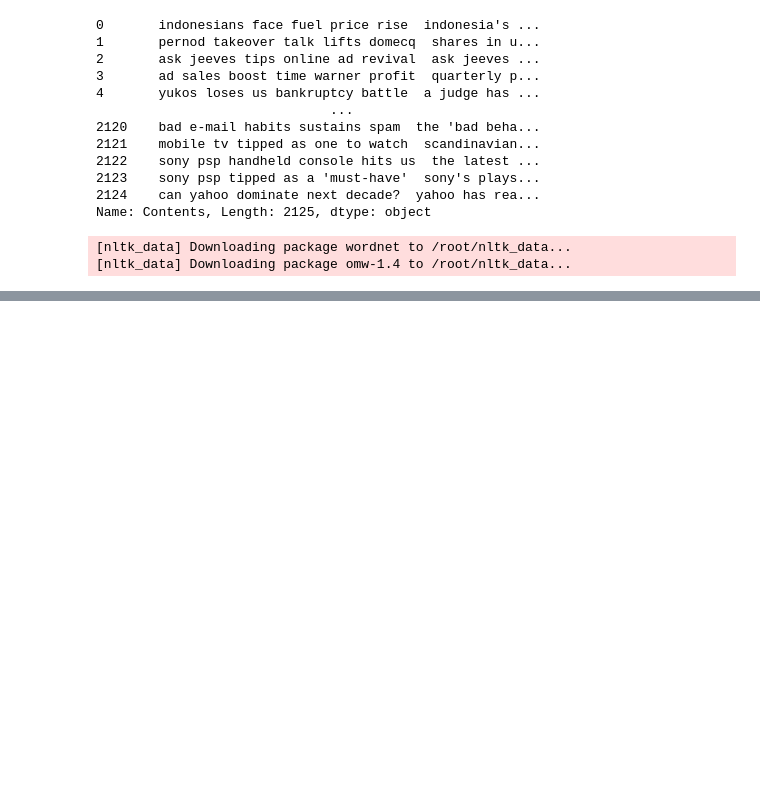
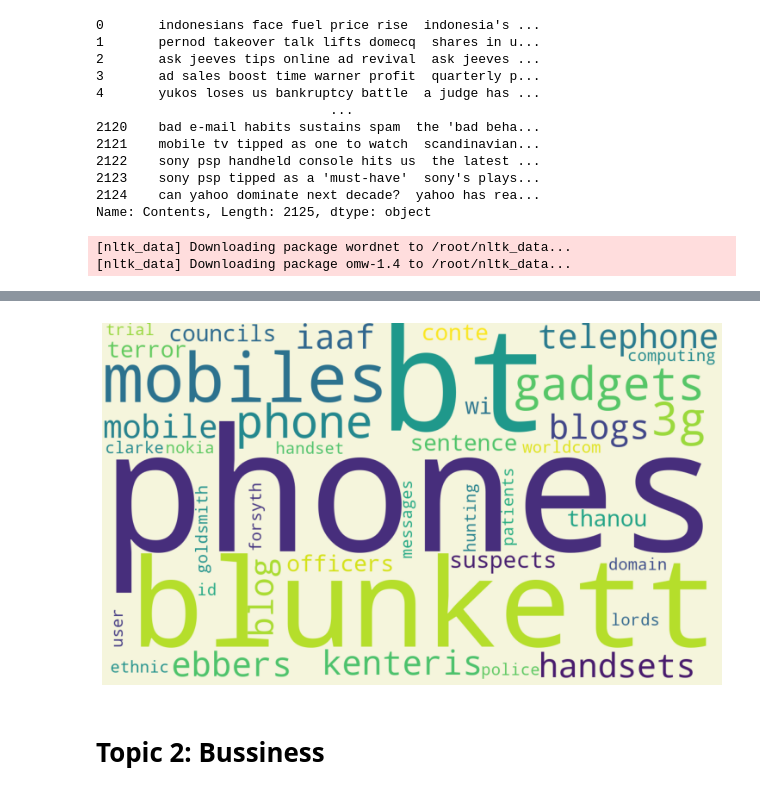
Before and after one commit to kunikagupta27/Topic-Modelling-on-News-Article, a Jupyter notebook: Topic_Modelling_on_News_Article.ipynb, the cells around one changed output, grey strips where cells are left out. Saved outputs shown, nothing was run; the diff lists cells and outputs as text; code cells hidden in the pictures; blank space fills up the shorter version.

```diff
--- a/Topic_Modelling_on_News_Article.ipynb
+++ b/Topic_Modelling_on_News_Article.ipynb
@@ -419,0 +570,4 @@ lemmatizer = WordNetLemmatizer()
+# %%
+# generate and display the graph
+lda_panel = pyLDAvis.sklearn.prepare(best_lda_model, document_term_matrix, count_vectorizer, mds='tsne')
+lda_panel
@@ -419,0 +594,3 @@ lemmatizer = WordNetLemmatizer()
+# %%
+# creating docterms dataframe
+docterms = lda_panel.token_table.sort_values(by = ['Freq'], ascending=False)
@@ -419,0 +638,6 @@ lemmatizer = WordNetLemmatizer()
+# %%
+# creating term freq dict for topic 1
+t1dict = {}
+for vals in docterms[docterms['Topic']==1].head(40).values:
+  t1dict[vals[2]] =vals[1]
+t1dict
@@ -419,0 +662,18 @@ lemmatizer = WordNetLemmatizer()
+# %%
+# Generating the Wordcloud for topic 1
+wordcloud = WordCloud(width = 1200, height = 700,
+                background_color ='beige',
+                min_font_size = 10).generate(' '.join(list(t1dict.keys())))
+wordcloud = wordcloud.generate_from_frequencies(frequencies=t1dict)
+# %%
+# plotting the WordCloud image
+plt.figure(figsize = (10,7), facecolor = None)
+plt.imshow(wordcloud)
+plt.axis("off")
+plt.tight_layout(pad = 0)
+
+plt.show()
+# %% [output]
+[figure, added]
+# %% [markdown]
+# **Topic 2: Bussiness**
```
Also changed, not shown: parts of 45 cells of this notebook.
